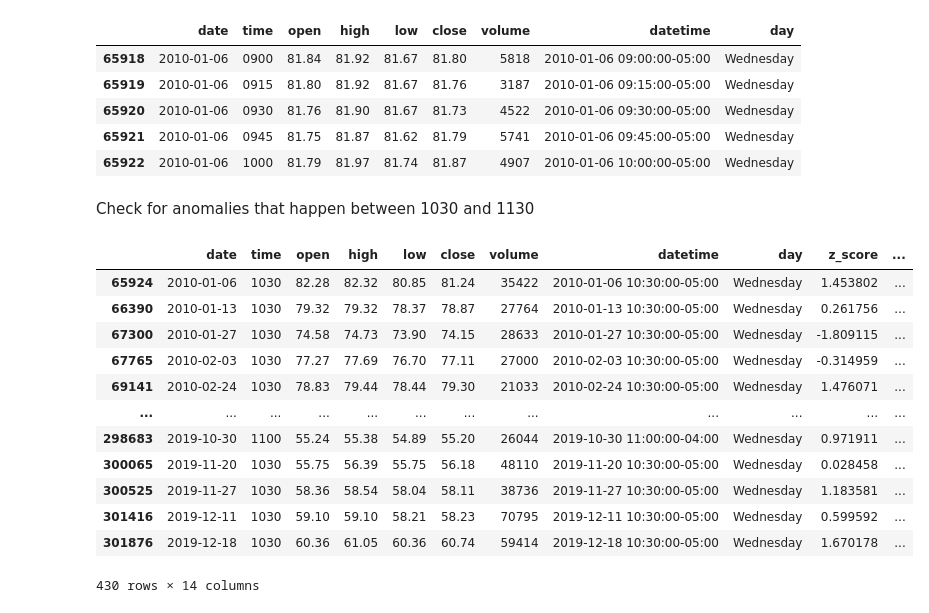
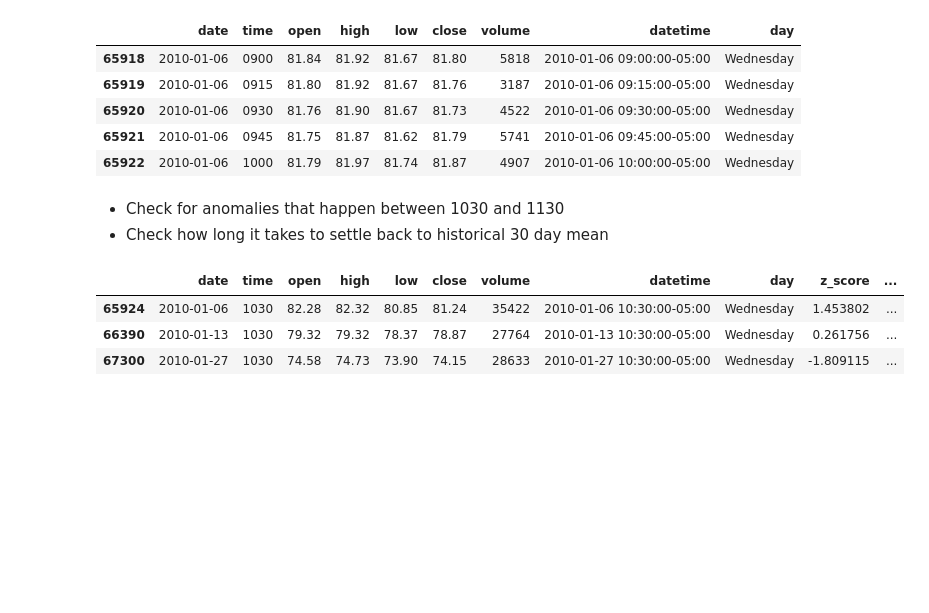
Before and after one commit to daQuincy/Takumi, a Jupyter notebook: 003 - wednesday_anomaly.ipynb, the cells around one changed output. Drawn from its saved outputs; the diff is of its cells as text; code cells hidden in the pictures; blank space fills up the shorter version.

```diff
--- a/003 - wednesday_anomaly.ipynb
+++ b/003 - wednesday_anomaly.ipynb
@@ -100,7 +111,8 @@ df.head()
 | 65921 | 2010-01-06 | 0945 | 81.75 | 81.87 | 81.62 | 81.79 | 5741 | 2010-01-06 09:45:00-05:00 | Wednesday |
 | 65922 | 2010-01-06 | 1000 | 81.79 | 81.97 | 81.74 | 81.87 | 4907 | 2010-01-06 10:00:00-05:00 | Wednesday |
 # %% [markdown]
-Check for anomalies that happen between 1030 and 1130
+- Check for anomalies that happen between 1030 and 1130
+- Check how long it takes to settle back to historical 30 day mean
 # %%
 df_result = []
 for day, df_day in df.groupby(pd.Grouper(key='datetime', freq='D')):
@@ -123,43 +135,35 @@ for day, df_day in df.groupby(pd.Grouper(key='datetime', freq='D')):
     # get data from past 30 days to compute mean / std
     date_30_days_ago = day.date() - pd.Timedelta(days=30)
     df_30 = df_wti[(df_wti['datetime'].dt.date >= date_30_days_ago) & (df_wti['datetime'].dt.date <= day.date())]
 
     # compute mean / std of close price with data from past 30 days
     mean = df_30['close'].mean()
     std = df_30['close'].std()
 
     # price at volume spike, compute z score
     price = df_anomaly['close']
     z_score = (price - mean) / std
 
     # track when it settles back to mean, allow +- 0.2 difference
     df_future = df_wti[(df_wti['datetime'] > df_anomaly['datetime'])]
-    upper = mean + 0.2
-    lower = mean - 0.2
+    upper = mean + 0.1
+    lower = mean - 0.1
     df_settle = df_future[(df_future['close'] >= lower) & (df_future['close'] <= upper)].iloc[0]
 
     # record some stats
     time_revert_mean = df_settle['datetime'] - df_anomaly['datetime']
     df_anomaly['z_score'] = z_score
     df_anomaly['past_30_mean'] = mean
     df_anomaly['past_30_std'] = std
     df_anomaly['settled_price'] = df_settle['close']
-    df_anomaly['settled_datetime'] = df_settle['datetime']
+    # df_anomaly['settled_datetime'] = df_settle['datetime']
+    df_anomaly['delta'] = time_revert_mean.total_seconds() / 3600
     df_result.append(df_anomaly)
 
 df_result = pd.DataFrame(df_result)
-df_result
+df_result.head(3)
 # %% [output]
 |  | date | time | open | high | low | close | volume | datetime | day | z_score | ... |
 | 65924 | 2010-01-06 | 1030 | 82.28 | 82.32 | 80.85 | 81.24 | 35422 | 2010-01-06 10:30:00-05:00 | Wednesday | 1.453802 | ... |
 | 66390 | 2010-01-13 | 1030 | 79.32 | 79.32 | 78.37 | 78.87 | 27764 | 2010-01-13 10:30:00-05:00 | Wednesday | 0.261756 | ... |
 | 67300 | 2010-01-27 | 1030 | 74.58 | 74.73 | 73.90 | 74.15 | 28633 | 2010-01-27 10:30:00-05:00 | Wednesday | -1.809115 | ... |
-| 67765 | 2010-02-03 | 1030 | 77.27 | 77.69 | 76.70 | 77.11 | 27000 | 2010-02-03 10:30:00-05:00 | Wednesday | -0.314959 | ... |
-| 69141 | 2010-02-24 | 1030 | 78.83 | 79.44 | 78.44 | 79.30 | 21033 | 2010-02-24 10:30:00-05:00 | Wednesday | 1.476071 | ... |
-| ... | ... | ... | ... | ... | ... | ... | ... | ... | ... | ... | ... |
-| 298683 | 2019-10-30 | 1100 | 55.24 | 55.38 | 54.89 | 55.20 | 26044 | 2019-10-30 11:00:00-04:00 | Wednesday | 0.971911 | ... |
-| 300065 | 2019-11-20 | 1030 | 55.75 | 56.39 | 55.75 | 56.18 | 48110 | 2019-11-20 10:30:00-05:00 | Wednesday | 0.028458 | ... |
-| 300525 | 2019-11-27 | 1030 | 58.36 | 58.54 | 58.04 | 58.11 | 38736 | 2019-11-27 10:30:00-05:00 | Wednesday | 1.183581 | ... |
-| 301416 | 2019-12-11 | 1030 | 59.10 | 59.10 | 58.21 | 58.23 | 70795 | 2019-12-11 10:30:00-05:00 | Wednesday | 0.599592 | ... |
-| 301876 | 2019-12-18 | 1030 | 60.36 | 61.05 | 60.36 | 60.74 | 59414 | 2019-12-18 10:30:00-05:00 | Wednesday | 1.670178 | ... |
-430 rows × 14 columns
```
Also changed, not shown: parts of 12 cells of this notebook, 1 other file.
